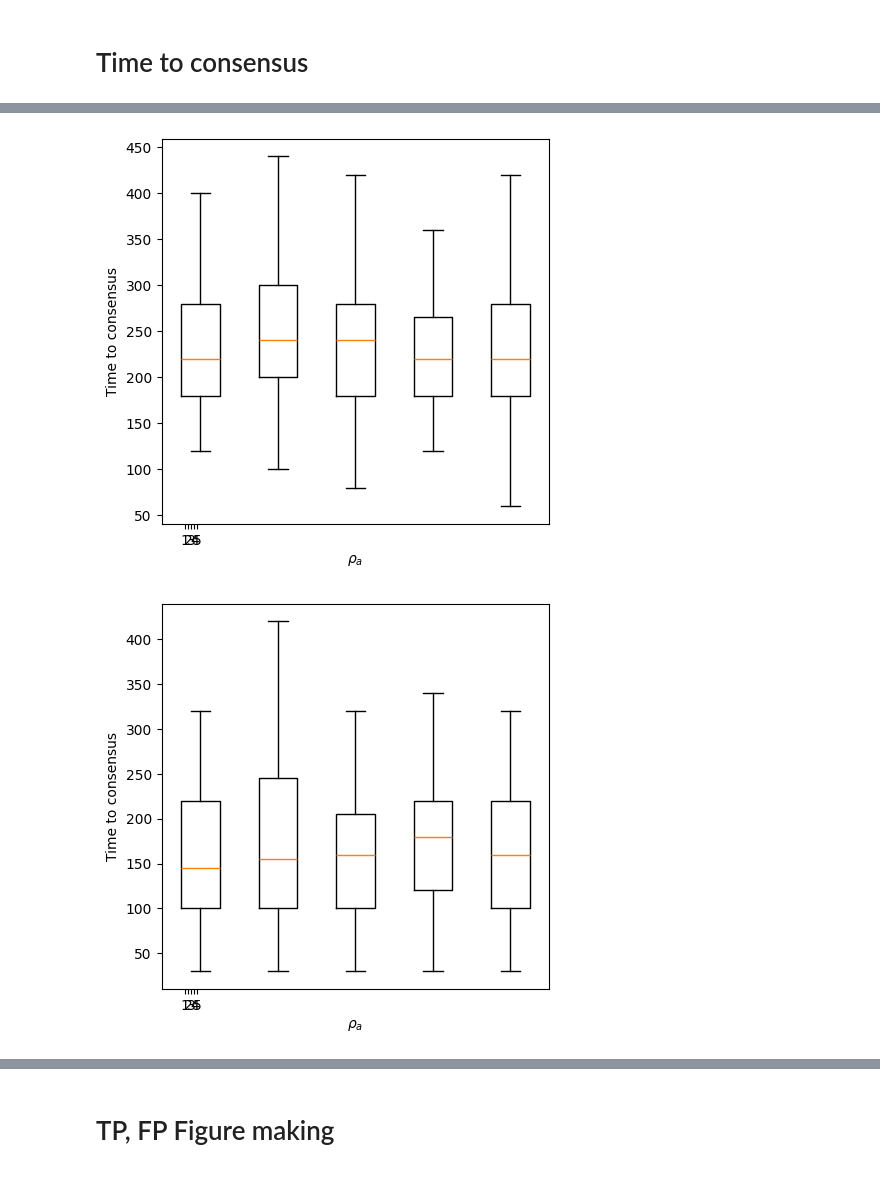
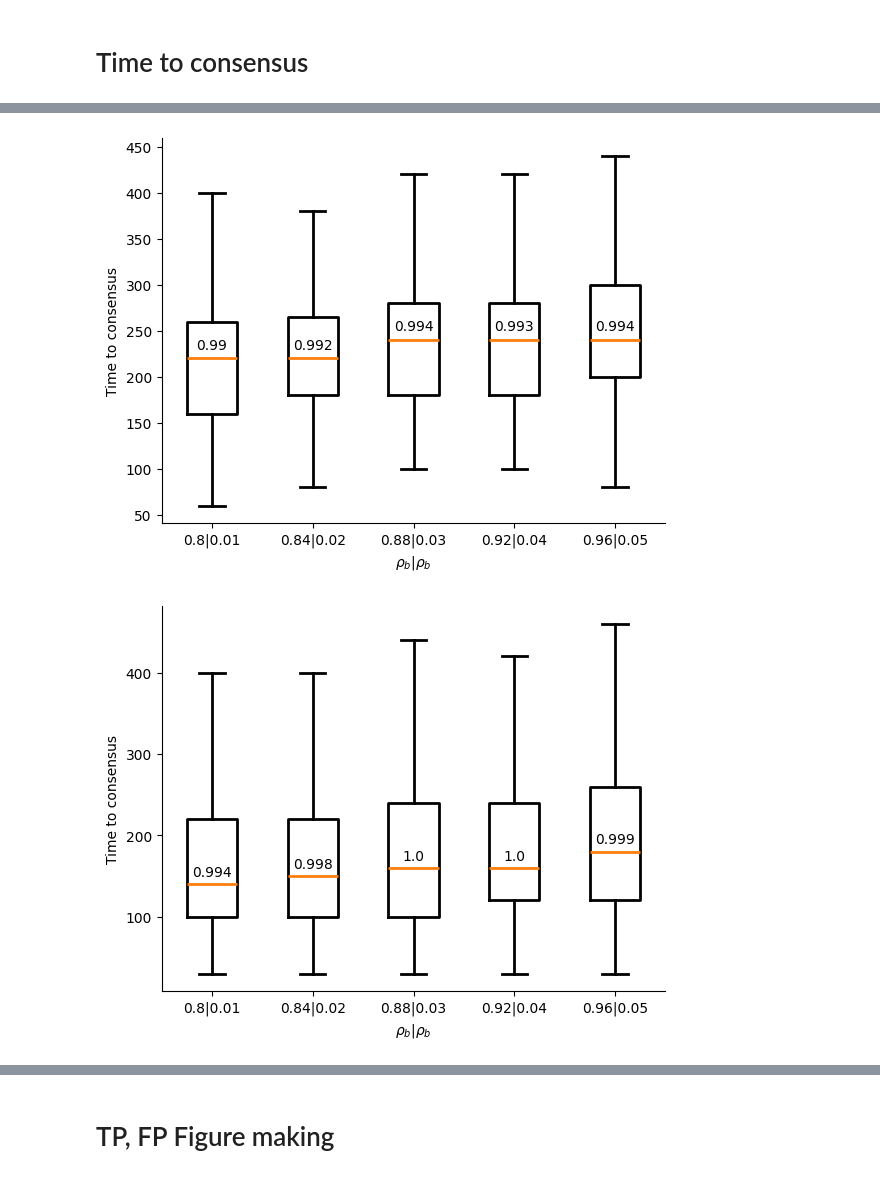
Before and after one commit to patrickshortall26/bon-sim, a Jupyter notebook: results.ipynb, the cells around one changed output, grey strips where cells are left out. Cells and saved outputs as stored; diff of their text form; code cells hidden in the pictures.

Commit message:
about to delete old boxplots

```diff
--- a/results.ipynb
+++ b/results.ipynb
@@ -13,6 +13,11 @@ for folder in os.listdir("Results/"):
                     Temp_Results = pickle.load(f)
                     Results["TTC"][file] = Temp_Results["TTC"][f"Results/{folder}/{file}"]
                     Results["parameters"][file] = Temp_Results["parameters"]
+
+if len(Results['TTC']["SProdOp-MF"]) > 200:
+    nruns = 1000
+else:
+    nruns = 100
 # %% [markdown]
 # Time to consensus
 # %%
@@ -30,6 +35,7 @@ positions = np.array([12, 11.75, 11.5])
 
 # Define hatch patterns
 hatch_patterns = ['.', 'o', 'x']#, '-', '|', 'o', '*']
+colours = [np.array((104, 212, 192))/255, np.array((192, 104, 212))/255, np.array((212, 192, 104))/255]
 
 
 # Plot data
@@ -41,14 +47,14 @@ for i, decision_strategy in enumerate(["SProdOp", "BBots", "DMMD"]):
                 vert=False, positions=positions, sym='',
                 patch_artist=True,
                 medianprops=dict(color='black',linewidth=2))
+
     positions -= 1
 
 
     # Set colours
     for i in range(3):
-        box['boxes'][i].set_facecolor('white')  # Set box fill color to white
+        box['boxes'][i].set_facecolor(colours[i])  # Set box fill color to white
         box['boxes'][i].set_edgecolor('black')  # Set box edge color to black
-        box['boxes'][i].set_hatch(hatch_patterns[i])
 
         #box['boxes'][1].set_hatch(hatch_patterns[1])
         #box['boxes'][2].set_hatch(hatch_patterns[2])
@@ -57,7 +63,8 @@ ax.legend([box['boxes'][0], box['boxes'][1], box['boxes'][2]],
           ['No faulty', 'Unmitigated faulty', 'Mitigated faulty'],
           fontsize='large',
           handlelength=2,
-          handleheight=2)
+          handleheight=2,
+          frameon = False)
 
 
 # Format
@@ -66,13 +73,14 @@ ax.legend([box['boxes'][0], box['boxes'][1], box['boxes'][2]],
 
 ax.set_ylim(9.4,12.1)
 
-ax.set_ylabel('Strategy')
+
 ax.set_yticks([11.75, 10.75, 9.75])
-ax.set_yticklabels(['SProdOp', 'Bayes Bots', 'DMMD'])
+ax.set_yticklabels(['SProdOp', 'Bayes Bots', 'DMMD'], rotation=45, ha='right', va='center')
 
 ax.set_xlabel('Time to consensus')
+ax.set_ylabel("Strategy")
 
 
-plt.savefig("plots/ttcs.png", dpi=600)
+plt.savefig('Plots/ttcs.pdf', dpi=600,bbox_inches='tight', pad_inches=0.1)
 plt.show()
 # %% [output]
@@ -100,32 +230,36 @@ BBots-F 90
 # %%
 import matplotlib.pyplot as plt
 
-parameters = [0.8, 0.84, 0.88, 0.92, 0.96]
-sparameters = ['80', '84', '88', '92', '96']
+sparameters = ['80-1', '84-2', '88-3', '92-4', '96-5']
+
+for strategy in ['BBots-', 'SProdOp-', 'DMMD-']:
+    # Set up graph
+    fig, ax = plt.subplots(1,1, figsize = (6.5,5), dpi=100)
+    ttcs = []
+    accs = []
+    for parameter in sparameters:
+        time_to = Results['TTC'][strategy + parameter]
+        accs.append(len(time_to)/nruns)
+        ttcs.append(time_to)
+    for i in range(5):
+        ax.text(i+1, np.median(ttcs[i])+10, accs[i], horizontalalignment='center')
+
+    boxes = ax.boxplot(ttcs, sym="", whiskerprops=dict(linewidth=2), capprops=dict(linewidth=2), flierprops=dict(linewidth=2), medianprops=dict(linewidth=2))
+
+    for box in boxes['boxes']:
+        box.set_linewidth(2)
+
+    ax.set_xticklabels(['0.8|0.01', '0.84|0.02', '0.88|0.03', '0.92|0.04', '0.96|0.05'])
+
+    # Formatting
+    ax.set_ylabel('Time to consensus')
+    ax.set_xlabel('$ρ_b | ρ_b$')
+
+    s_name = strategy.split("-")[0]
+    plt.savefig(f"plots/{s_name}.pdf", dpi=600)
 
 
-mrkr = '--'
-count=0
-for strategy in ['BBots-TP-', 'SProdOp-TP-', 'DMMD-TP-']:
-    # Set up graph
-    fig, ax = plt.subplots(1,1, figsize = (5,5), dpi=100)
-    ttcs = []
-    for parameter in sparameters:
-        time_to = np.median(Results['TTC'][strategy + parameter])
-        time_to = Results['TTC'][strategy + parameter]
-        ttcs.append(time_to)
-    ax.boxplot(ttcs, sym="")
-    #ax.plot(parameters, ttcs, '^', linestyle=mrkr, color='k')
-    count += 1
-
-    # Formatting
-    ax.set_xticks(parameters)
-    ax.set_ylabel('Time to consensus')
-    ax.set_xlabel('$ρ_a$')
-
-    s_name = strategy.split("-")[0]
-    plt.savefig(f"plots/TP_{s_name}.png", dpi=600)
 plt.show()
 # %% [output]
-[figure, old version]
+[figure, new version]
-[figure, old version]
+[figure, new version]
```
Also changed, not shown: parts of 11 cells of this notebook, 6 other files.
